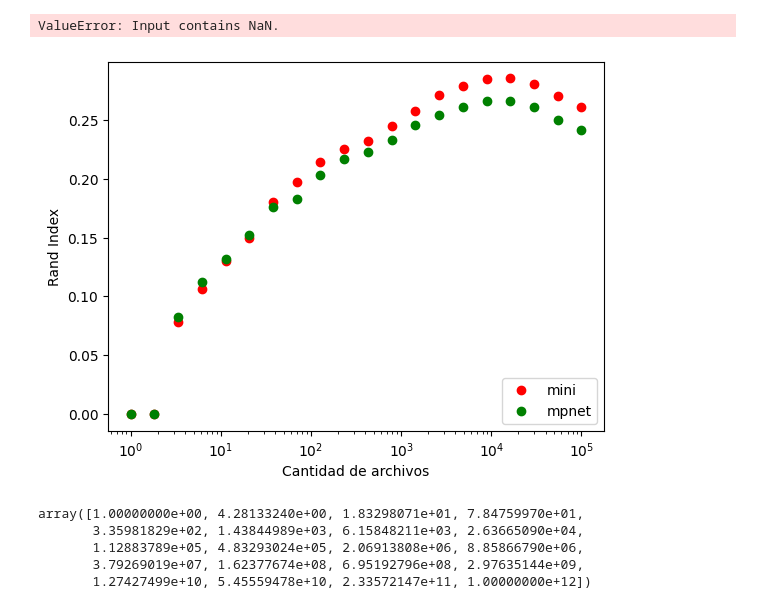
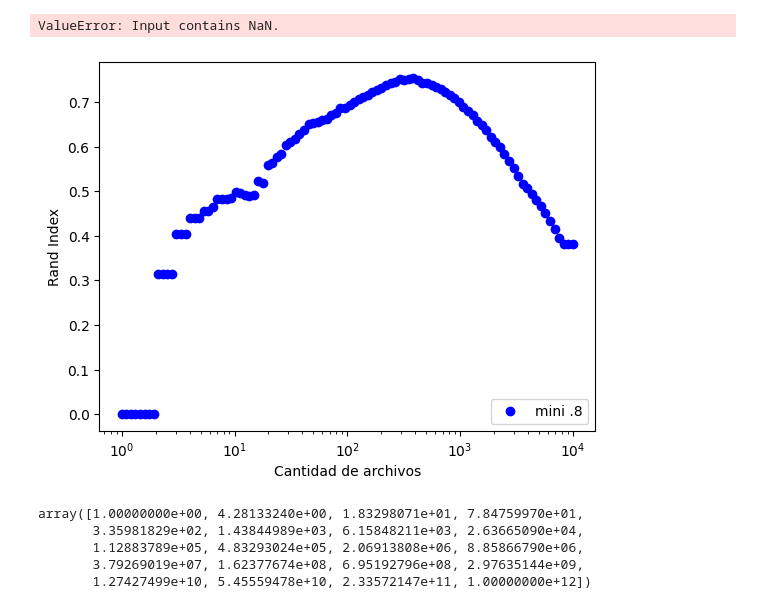
Before and after one commit to Ale-Mildiner/Tesis, a Jupyter notebook: Rand_index/Rand_index.ipynb, the cells around one changed output. Drawn from its saved outputs; the diff is of its cells as text; code cells hidden in the pictures.

Commit message:
modificacion de rand index y un nuevo clusterizacion test

```diff
--- a/Rand_index/Rand_index.ipynb
+++ b/Rand_index/Rand_index.ipynb
@@ -92,25 +92,35 @@ rand_index = adjusted_rand_score(Lkvec_ids, Clusters_ids)
 ValueError: Input contains NaN.
 # %%
 Lkvec_unique
-header = np.logspace(np.log(1), int(np.log10(len(Lkvec_unique))), 20)
+from sklearn.metrics import adjusted_rand_score
+
+#clus_08_02 =  pk.load(open(pathGit+'clusters_threshold_08_02.pk', 'rb'))
+clus_08_02 =  pk.load(open(pathGit+'clusters_threshold_08_test.pk', 'rb'))
+
+cluster_mapping_08_02 = {phr[j]: str(i+1) for i, clus in enumerate(clus_08_02) for j in clus}
+Lkvec_unique['id_cluster_08_02'] = Lkvec_unique['phrase'].map(cluster_mapping_08_02)
+Lkvec_unique = Lkvec_unique.dropna(subset=['id_cluster_08_02'])
+header = np.logspace(np.log(1), int(np.log10(len(Lkvec_unique))), 100)
 plt.figure()
 for value in header:
     cluster_sizes = Lkvec_unique['id'].value_counts().sort_values(ascending=False)
     top_100_clusters = cluster_sizes.head(int(value))
     Lkvec_unique_100 = Lkvec_unique[Lkvec_unique['id'].isin(top_100_clusters.index)]
     Lkvec_ids = np.array(Lkvec_unique_100['id'])
-    Clusters_ids_mini = np.array(Lkvec_unique_100['id_cluster_mini'])
-    Clusters_ids_mnet = np.array(Lkvec_unique_100['id_cluster_mnet'])
-    plt.plot(value, adjusted_rand_score(Lkvec_ids, Clusters_ids_mini), 'ro', label = 'Clustering mini')
-    plt.plot(value, adjusted_rand_score(Lkvec_ids, Clusters_ids_mnet), 'go', label = 'Clustering mpnet')
-
-plt.legend(['mini', 'mpnet'], loc = 'lower right')
+    # Clusters_ids_mini = np.array(Lkvec_unique_100['id_cluster_mini'])
+    # Clusters_ids_mnet = np.array(Lkvec_unique_100['id_cluster_mnet'])
+    # plt.plot(value, adjusted_rand_score(Lkvec_ids, Clusters_ids_mini), 'ro', label = 'Clustering mini')
+    # plt.plot(value, adjusted_rand_score(Lkvec_ids, Clusters_ids_mnet), 'go', label = 'Clustering mpnet')
+    clusters_id_08 = np.array(Lkvec_unique_100['id_cluster_08_02'])
+    plt.plot(value, adjusted_rand_score(Lkvec_ids, clusters_id_08), 'bo', label = '.8')
+#plt.legend(['mini', 'mpnet'], loc = 'lower right')
+plt.legend(['mini .8'], loc = 'lower right')
 plt.xscale('log')
 plt.xlabel('Cantidad de archivos')
 plt.ylabel('Rand Index')
 plt.show()
 # %% [output]
-[figure, old version]
+[figure, new version]
 # %%
 header = np.logspace(np.log(1), int(np.log(len(Lkvec_unique))), 20)
 header
```
Also changed, not shown: 1 other file.
